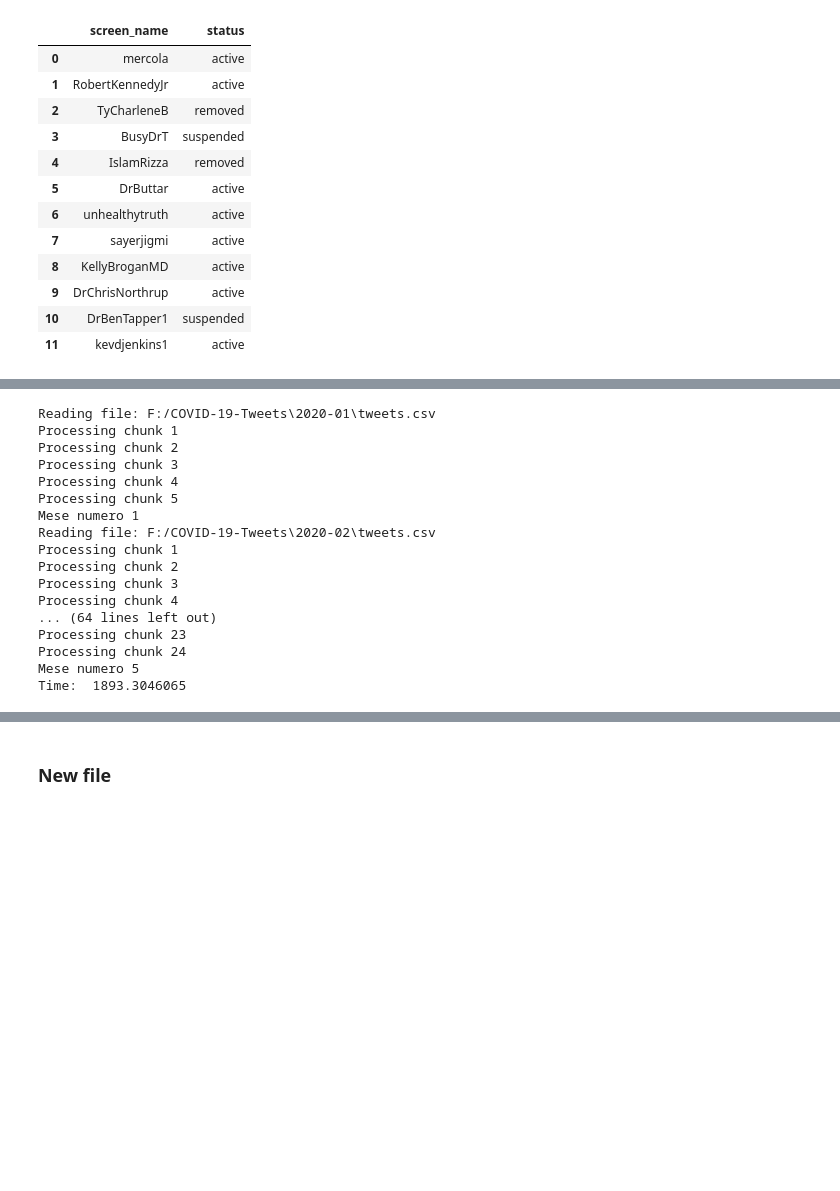
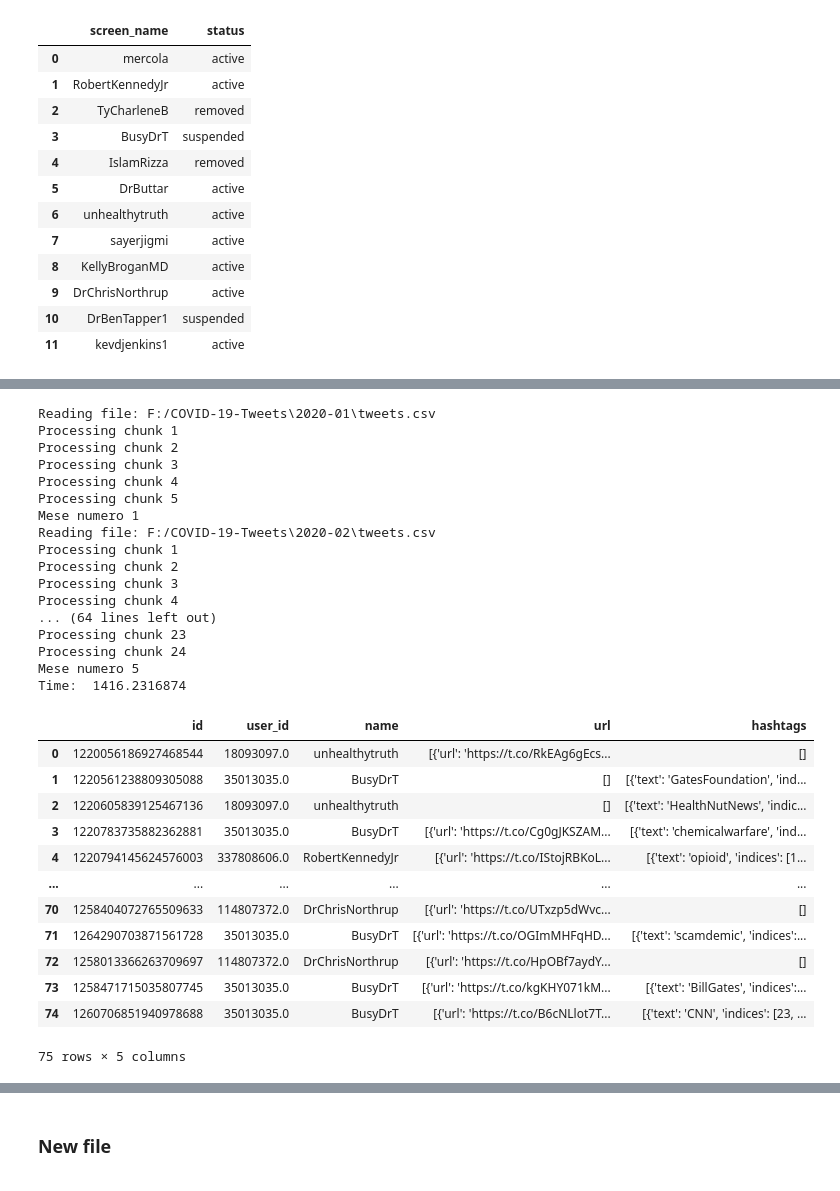
Before and after one commit to gi-ux/BachelorProject, a Jupyter notebook: notebook/Disinform_CCDH.ipynb, the cells around one changed output, grey strips where cells are left out. Saved outputs shown, nothing was run; the diff lists cells and outputs as text; code cells hidden in the pictures; blank space fills up the shorter version.

```diff
--- a/notebook/Disinform_CCDH.ipynb
+++ b/notebook/Disinform_CCDH.ipynb
@@ -168,11 +175,14 @@ for filename in files_tweets:
 #     y = 0
     for i in range(len(lista)):
         #original post
-        id_tweet.extend(lista[i]["id"])
+        id_original.extend(lista[i]["id_original"])
+        hashtag_original.extend(lista[i]["hashtag_original"])
         tweet_name.extend(lista[i]["original_names"])
         tweet_id.extend(lista[i]["original_ids"])
         link.extend(lista[i]["links"])
 #         #user who retweet
+        id_rt.extend(lista[i]["id_rt"])
+        hashtag_rt.extend(lista[i]["hashtag_rt"])
         retweet_name.extend(lista[i]["retweet_users"])
         retweet_id.extend(lista[i]["retweet_ids"])
 #         #user retweeted
@@ -180,30 +190,14 @@ for filename in files_tweets:
         retweeted_id.extend(lista[i]["retweeted_ids"])
         rt_link.extend(lista[i]["rt_link"])
 #         #user who reply
+        id_rp.extend(lista[i]["id_rp"])
+        hashtag_rp.extend(lista[i]["hashtag_rp"])
         reply_id.extend(lista[i]["reply_ids"])
         reply_name.extend(lista[i]["reply_users"])
 #         #use who get reply
         replied_id.extend(lista[i]["replied_ids"])
         replied_name.extend(lista[i]["replied_users"])
-#         #len
-#         total_len = total_len + lista[i]["total_len"]
-#         original_len = original_len + lista[i]["original_len"]
-#         retweet_len = retweet_len + lista[i]["retweet_len"]
-#         reply_len = reply_len + lista[i]["reply_len"]
 
-#         d_total_len = d_total_len + lista[i]["d_total_len"]
-#         d_original_len = d_original_len + lista[i]["d_original_len"]
-#         d_retweet_len = d_retweet_len + lista[i]["d_retweet_len"]
-#         d_reply_len = d_reply_len + lista[i]["d_reply_len"]
-#         print(i)
-#         print("-")
-#         if(i == 0):
-#             x = 0
-#         else:
-#             x = y
-#         y = x + len(lista[i]["users"])
-#         for q in range(x,y):
-#             if(found(lista[i]["users"][q])):
 stop_time = time.perf_counter()
 print("Time: ",stop_time-start_time)
 # %% [output]
@@ -223,7 +217,7 @@ Processing chunk 4
 Processing chunk 23
 Processing chunk 24
 Mese numero 5
-Time:  1893.3046065
+Time:  1416.2316874
 # %%
 del result
 del lista
@@ -230 +227,20 @@ del lista
+# %%
+df_original_ccdh = df_rp_ccdh = pd.DataFrame(list(zip(id_original,
+              tweet_id, tweet_name, link, hashtag_original)),
+              columns =['id', 'user_id', 'name','url', 'hashtags'])
+df_original_ccdh
+# %% [output]
+|  | id | user_id | name | url | hashtags |
+| 0 | 1220056186927468544 | 18093097.0 | unhealthytruth | [{'url': 'https://t.co/RkEAg6gEcs... | [] |
+| 1 | 1220561238809305088 | 35013035.0 | BusyDrT | [] | [{'text': 'GatesFoundation', 'ind... |
+| 2 | 1220605839125467136 | 18093097.0 | unhealthytruth | [] | [{'text': 'HealthNutNews', 'indic... |
+| 3 | 1220783735882362881 | 35013035.0 | BusyDrT | [{'url': 'https://t.co/Cg0gJKSZAM... | [{'text': 'chemicalwarfare', 'ind... |
+| 4 | 1220794145624576003 | 337808606.0 | RobertKennedyJr | [{'url': 'https://t.co/IStojRBKoL... | [{'text': 'opioid', 'indices': [1... |
+| ... | ... | ... | ... | ... | ... |
+| 70 | 1258404072765509633 | 114807372.0 | DrChrisNorthrup | [{'url': 'https://t.co/UTxzp5dWvc... | [] |
+| 71 | 1264290703871561728 | 35013035.0 | BusyDrT | [{'url': 'https://t.co/OGImMHFqHD... | [{'text': 'scamdemic', 'indices':... |
+| 72 | 1258013366263709697 | 114807372.0 | DrChrisNorthrup | [{'url': 'https://t.co/HpOBf7aydY... | [] |
+| 73 | 1258471715035807745 | 35013035.0 | BusyDrT | [{'url': 'https://t.co/kgKHY071kM... | [{'text': 'BillGates', 'indices':... |
+| 74 | 1260706851940978688 | 35013035.0 | BusyDrT | [{'url': 'https://t.co/B6cNLlot7T... | [{'text': 'CNN', 'indices': [23, ... |
+75 rows × 5 columns
 # %%
```
Also changed, not shown: parts of 11 cells of this notebook, 3 other files.
